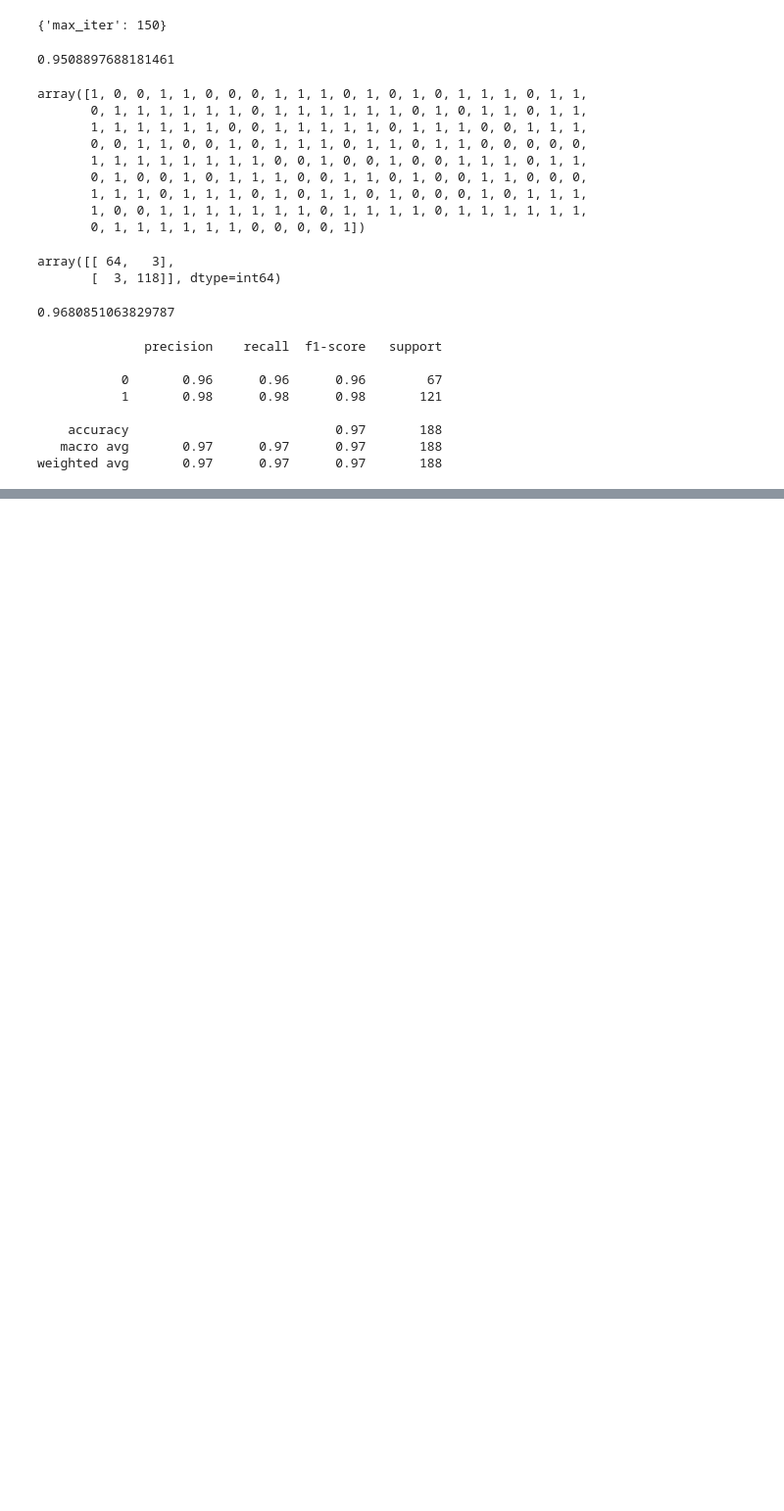
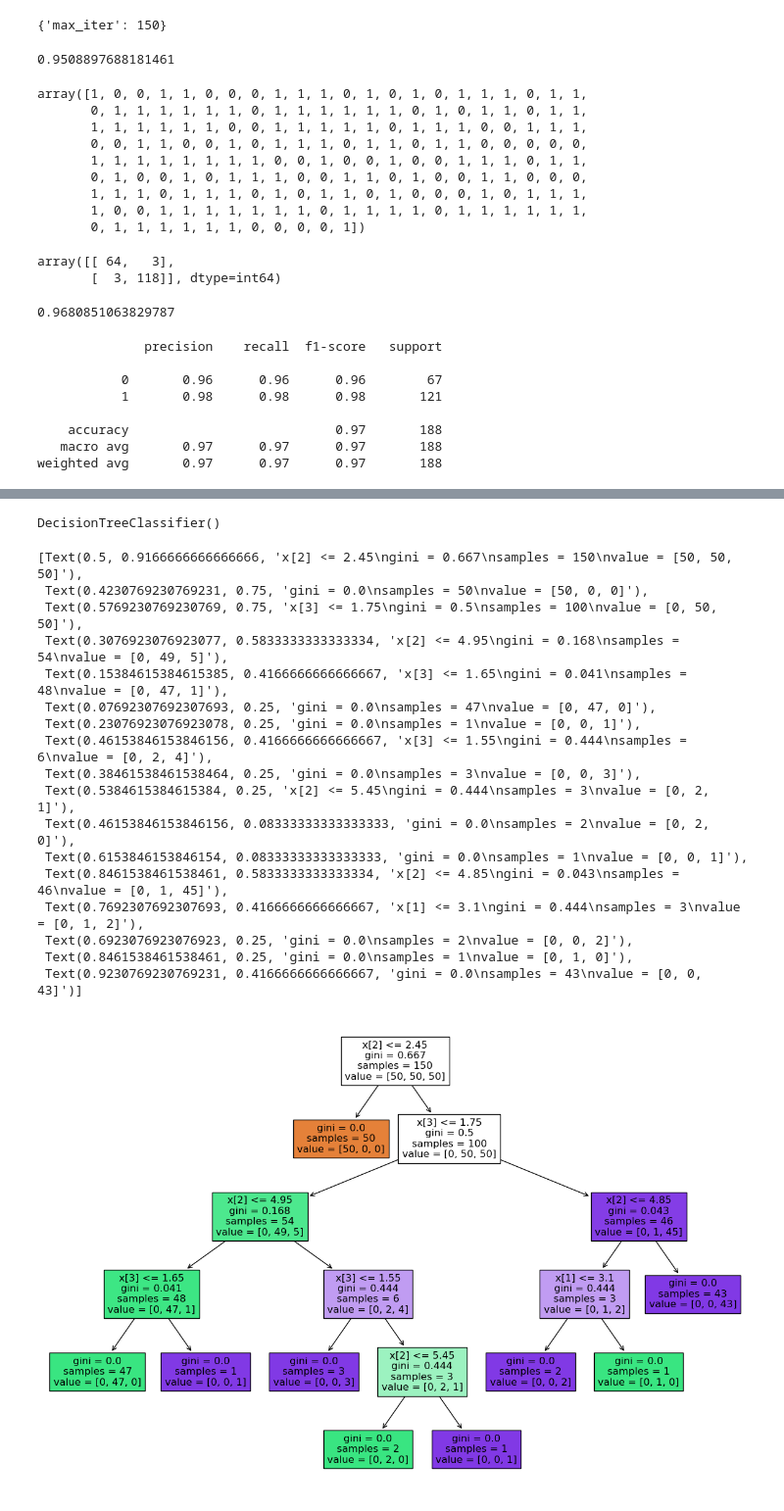
Before and after one commit to gauravraoj/Machine-and-deep-learning-basics, a Jupyter notebook: Untitled.ipynb, the cells around one changed output, grey strips where cells are left out. Shown: that part at 98% size. Saved outputs shown, nothing was run; the diff lists cells and outputs as text; code cells hidden in the pictures; blank space fills up the shorter version.

```diff
--- a/Untitled.ipynb
+++ b/Untitled.ipynb
@@ -289,0 +296,2 @@ weighted avg       0.97      0.97      0.97       188
+# %%
+iris=load_iris()
@@ -289,0 +340,28 @@ weighted avg       0.97      0.97      0.97       188
+# %%
+classifier=DecisionTreeClassifier()
+classifier.fit(iris.data,iris.target)
+# %% [output]
+DecisionTreeClassifier()
+# %%
+from sklearn import tree
+plt.figure(figsize=(15,10))
+tree.plot_tree(classifier,filled=True)
+# %% [output]
+[Text(0.5, 0.9166666666666666, 'x[2] <= 2.45\ngini = 0.667\nsamples = 150\nvalue = [50, 50, 50]'),
+ Text(0.4230769230769231, 0.75, 'gini = 0.0\nsamples = 50\nvalue = [50, 0, 0]'),
+ Text(0.5769230769230769, 0.75, 'x[3] <= 1.75\ngini = 0.5\nsamples = 100\nvalue = [0, 50, 50]'),
+ Text(0.3076923076923077, 0.5833333333333334, 'x[2] <= 4.95\ngini = 0.168\nsamples = 54\nvalue = [0, 49, 5]'),
+ Text(0.15384615384615385, 0.4166666666666667, 'x[3] <= 1.65\ngini = 0.041\nsamples = 48\nvalue = [0, 47, 1]'),
+ Text(0.07692307692307693, 0.25, 'gini = 0.0\nsamples = 47\nvalue = [0, 47, 0]'),
+ Text(0.23076923076923078, 0.25, 'gini = 0.0\nsamples = 1\nvalue = [0, 0, 1]'),
+ Text(0.46153846153846156, 0.4166666666666667, 'x[3] <= 1.55\ngini = 0.444\nsamples = 6\nvalue = [0, 2, 4]'),
+ Text(0.38461538461538464, 0.25, 'gini = 0.0\nsamples = 3\nvalue = [0, 0, 3]'),
+ Text(0.5384615384615384, 0.25, 'x[2] <= 5.45\ngini = 0.444\nsamples = 3\nvalue = [0, 2, 1]'),
+ Text(0.46153846153846156, 0.08333333333333333, 'gini = 0.0\nsamples = 2\nvalue = [0, 2, 0]'),
+ Text(0.6153846153846154, 0.08333333333333333, 'gini = 0.0\nsamples = 1\nvalue = [0, 0, 1]'),
+ Text(0.8461538461538461, 0.5833333333333334, 'x[2] <= 4.85\ngini = 0.043\nsamples = 46\nvalue = [0, 1, 45]'),
+ Text(0.7692307692307693, 0.4166666666666667, 'x[1] <= 3.1\ngini = 0.444\nsamples = 3\nvalue = [0, 1, 2]'),
+ Text(0.6923076923076923, 0.25, 'gini = 0.0\nsamples = 2\nvalue = [0, 0, 2]'),
+ Text(0.8461538461538461, 0.25, 'gini = 0.0\nsamples = 1\nvalue = [0, 1, 0]'),
+ Text(0.9230769230769231, 0.4166666666666667, 'gini = 0.0\nsamples = 43\nvalue = [0, 0, 43]')]
+[figure, added]
```
Also changed, not shown: parts of 6 cells of this notebook.
